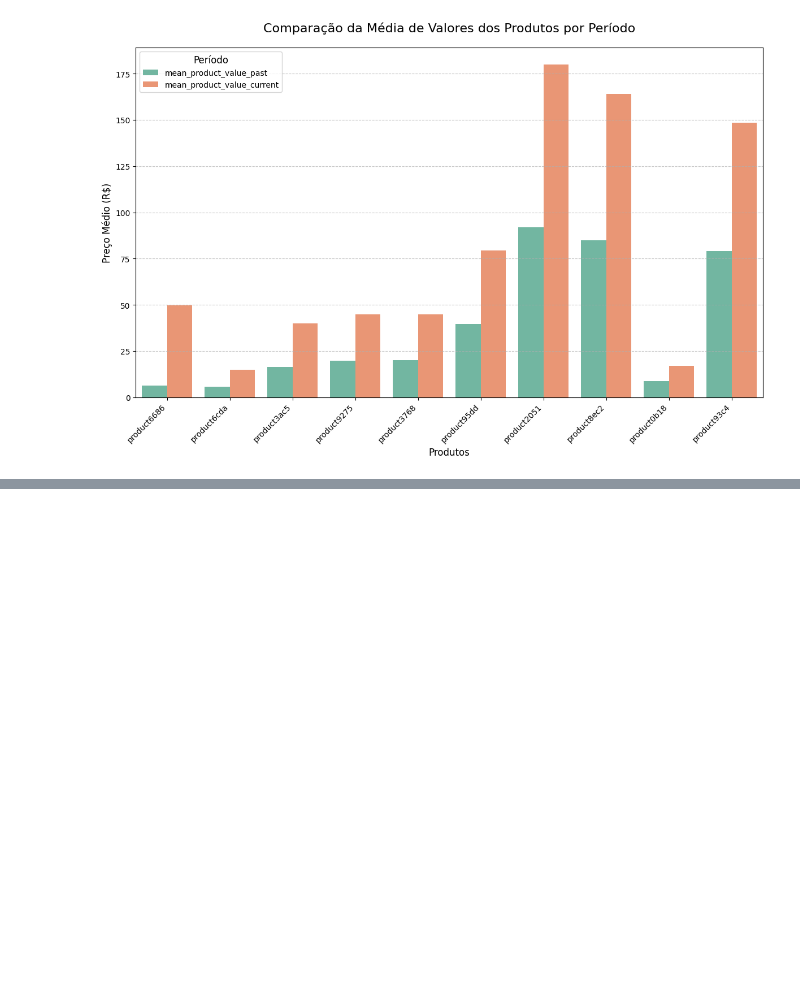
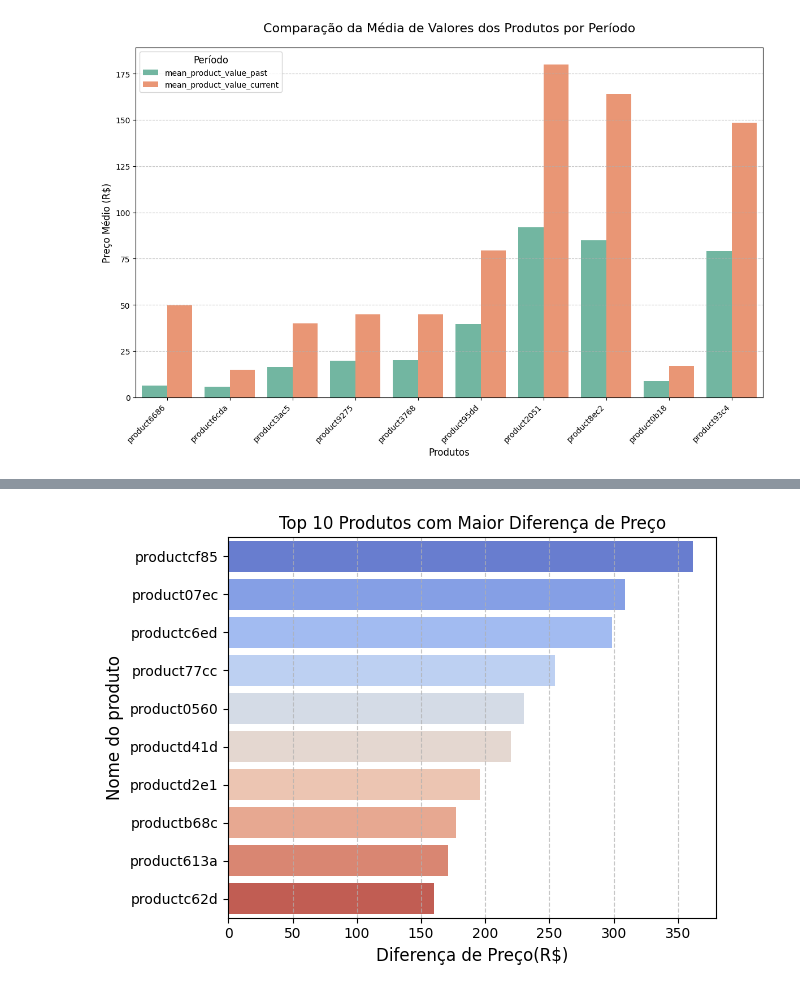
Before and after one commit to matsa0/desafio-sprint02-data-analysis, a Jupyter notebook: analise_exploratoria/analise_exploratoria.ipynb, the cells around one changed output, grey strips where cells are left out. Saved outputs shown, nothing was run; the diff lists cells and outputs as text; code cells hidden in the pictures; blank space fills up the shorter version.

```diff
--- a/analise_exploratoria/analise_exploratoria.ipynb
+++ b/analise_exploratoria/analise_exploratoria.ipynb
@@ -2069,0 +2265,2 @@ plt.show()
+# %%
+price_range = price_range.groupby('product_id')['price'].agg(['max', 'min']).reset_index()
@@ -2069,0 +2276,7 @@ plt.show()
+# %%
+price_range['product_name'] = 'product' + price_range['product_id'].str[:4]
+# %%
+price_range['price_diff'] = price_range['max'] - price_range['min']
+price_range = price_range.sort_values(by='price_diff', ascending=False)
+# %%
+top_price_range_products = price_range.head(10)
@@ -2069,0 +2292,12 @@ plt.show()
+# %%
+sns.barplot(x='price_diff', y='product_name', data=top_price_range_products, palette='coolwarm', hue='product_name')
+plt.title('Top 10 Produtos com Maior Diferença de Preço')
+plt.xlabel('Diferença de Preço(R$)', fontsize=12)
+plt.ylabel('Nome do produto', fontsize=12)
+plt.grid(axis='x', linestyle='--', alpha=0.7)
+
+plt.tight_layout()
+
+plt.show()
+# %% [output]
+[figure, added]
```
Also changed, not shown: parts of 42 cells of this notebook.
